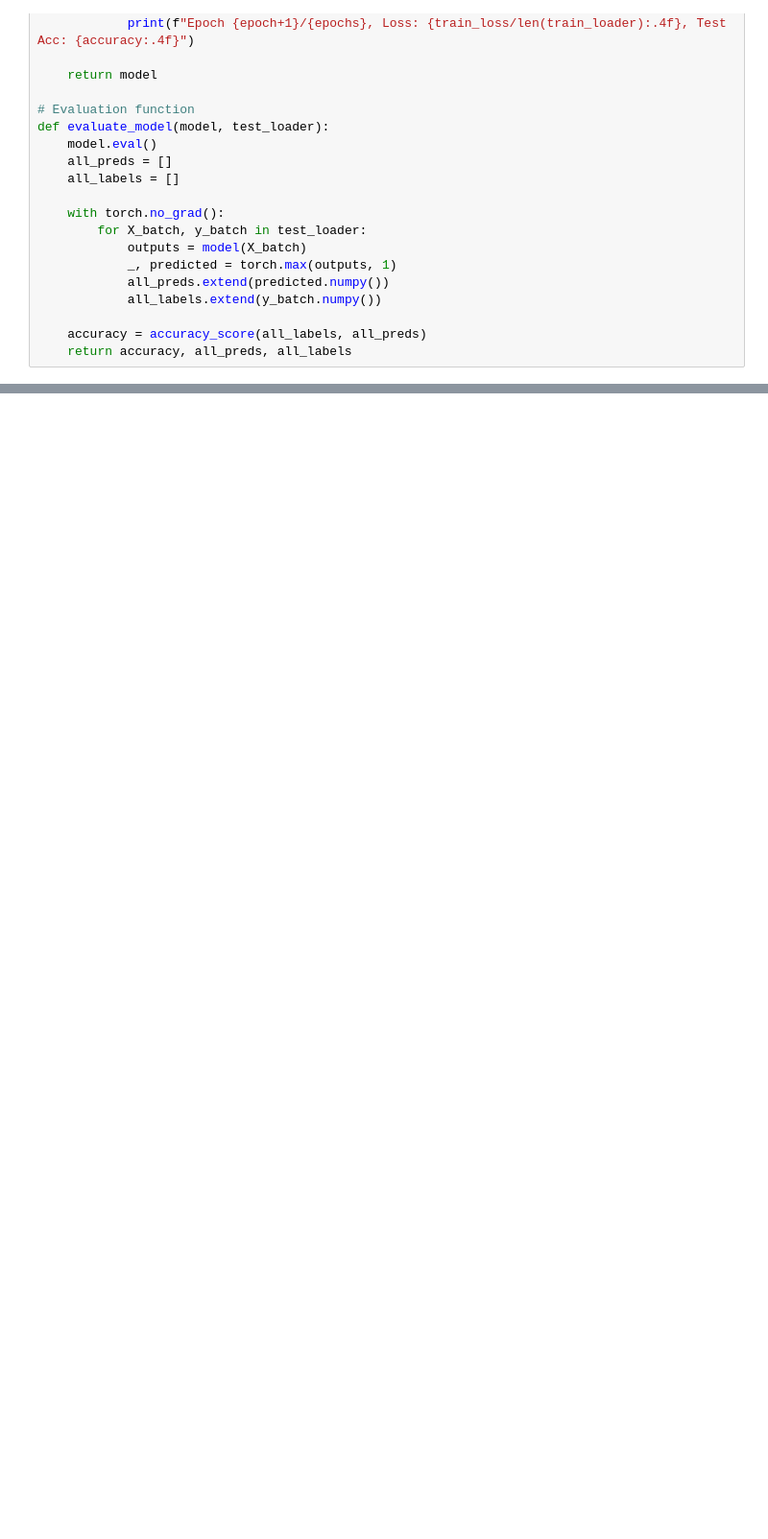
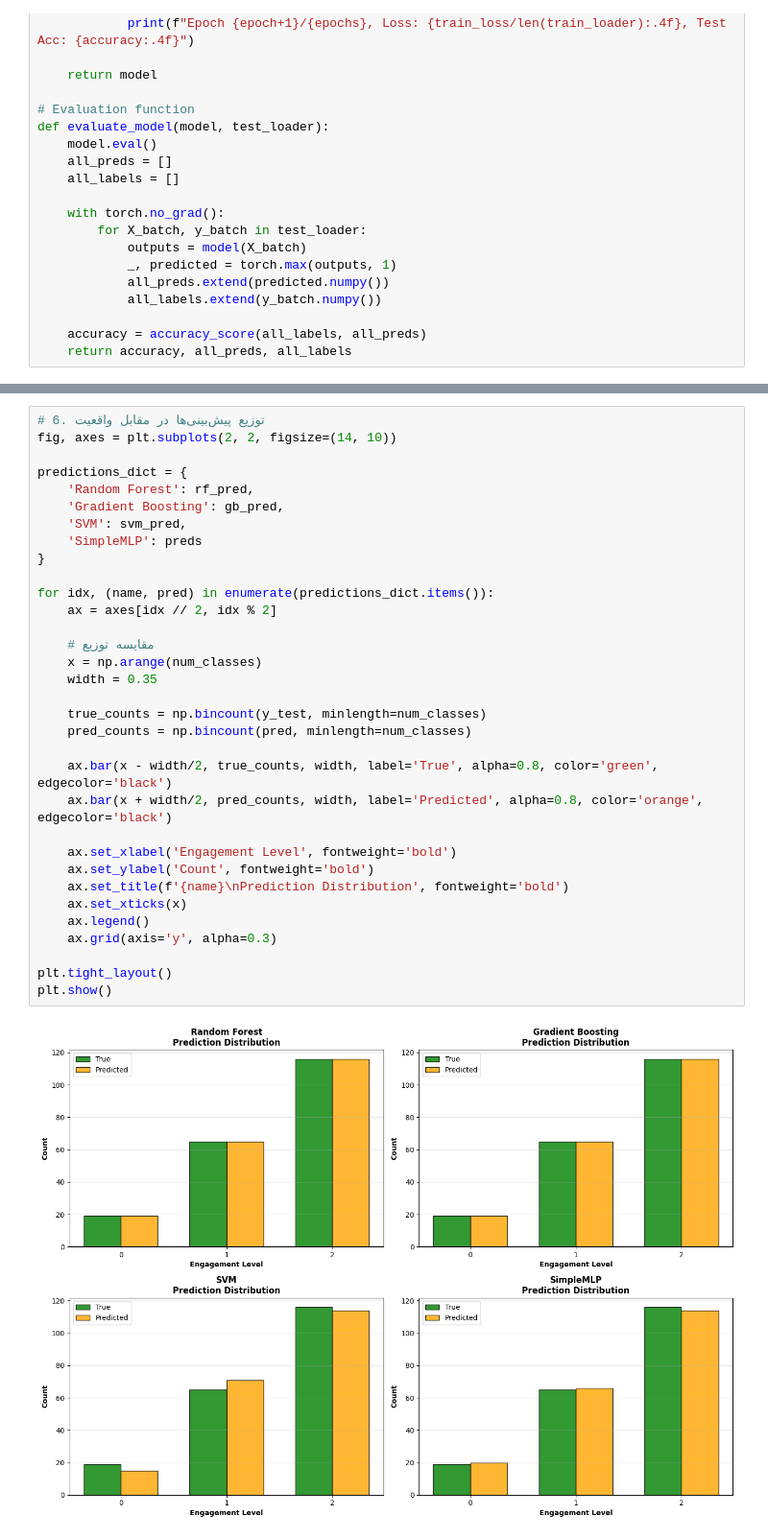
Before and after one commit to pxsa/Digital-Biomarkers, a Jupyter notebook: Codes/emotional_monitoring/main.ipynb, the cells around one changed output, grey strips where cells are left out. Shown at 96% size. Drawn from its saved outputs; the diff is of its cells as text; blank space fills up the shorter version.

```diff
--- a/Codes/emotional_monitoring/main.ipynb
+++ b/Codes/emotional_monitoring/main.ipynb
@@ -310,0 +485,35 @@ ResidualMLP: 0.9200
+# %%
+# 6. توزیع پیش‌بینی‌ها در مقابل واقعیت
+fig, axes = plt.subplots(2, 2, figsize=(14, 10))
+
+predictions_dict = {
+    'Random Forest': rf_pred,
+    'Gradient Boosting': gb_pred,
+    'SVM': svm_pred,
+    'SimpleMLP': preds
+}
+
+for idx, (name, pred) in enumerate(predictions_dict.items()):
+    ax = axes[idx // 2, idx % 2]
+
+    # مقایسه توزیع
+    x = np.arange(num_classes)
+    width = 0.35
+
+    true_counts = np.bincount(y_test, minlength=num_classes)
+    pred_counts = np.bincount(pred, minlength=num_classes)
+
+    ax.bar(x - width/2, true_counts, width, label='True', alpha=0.8, color='green', edgecolor='black')
+    ax.bar(x + width/2, pred_counts, width, label='Predicted', alpha=0.8, color='orange', edgecolor='black')
+
+    ax.set_xlabel('Engagement Level', fontweight='bold')
+    ax.set_ylabel('Count', fontweight='bold')
+    ax.set_title(f'{name}\nPrediction Distribution', fontweight='bold')
+    ax.set_xticks(x)
+    ax.legend()
+    ax.grid(axis='y', alpha=0.3)
+
+plt.tight_layout()
+plt.show()
+# %% [output]
+[figure, added]
```
Also changed, not shown: parts of 8 cells of this notebook.
